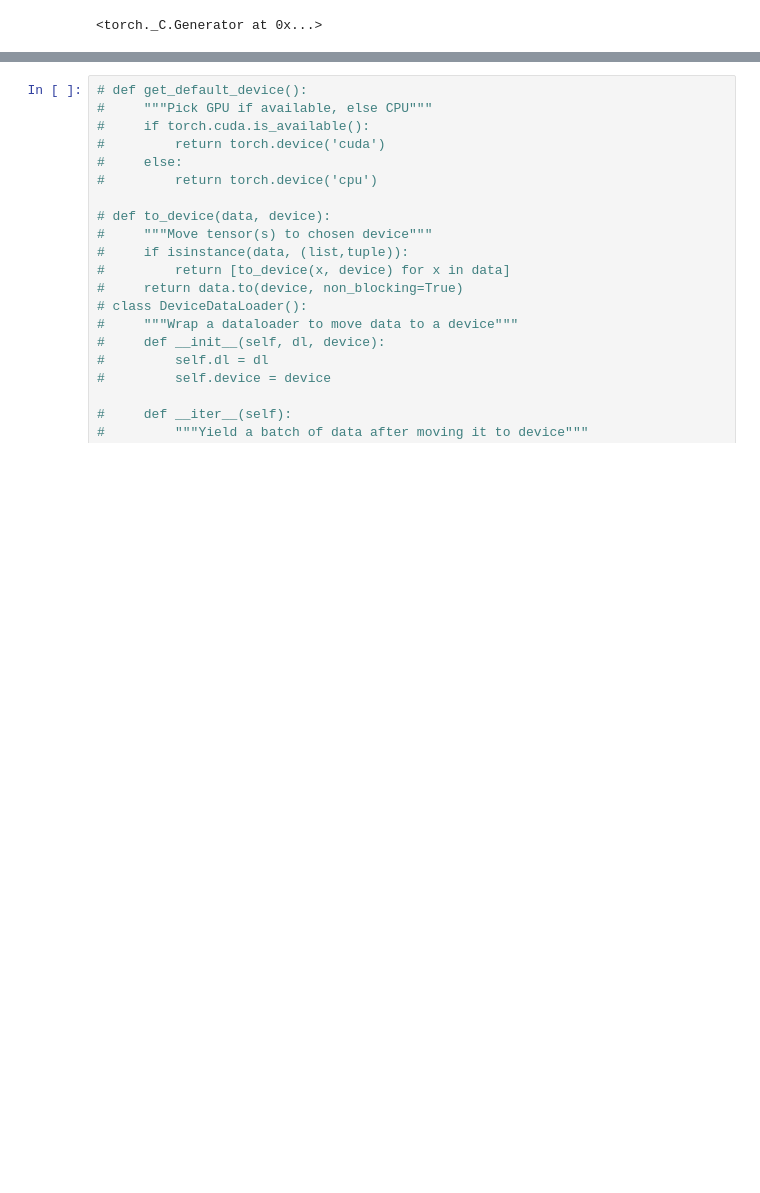
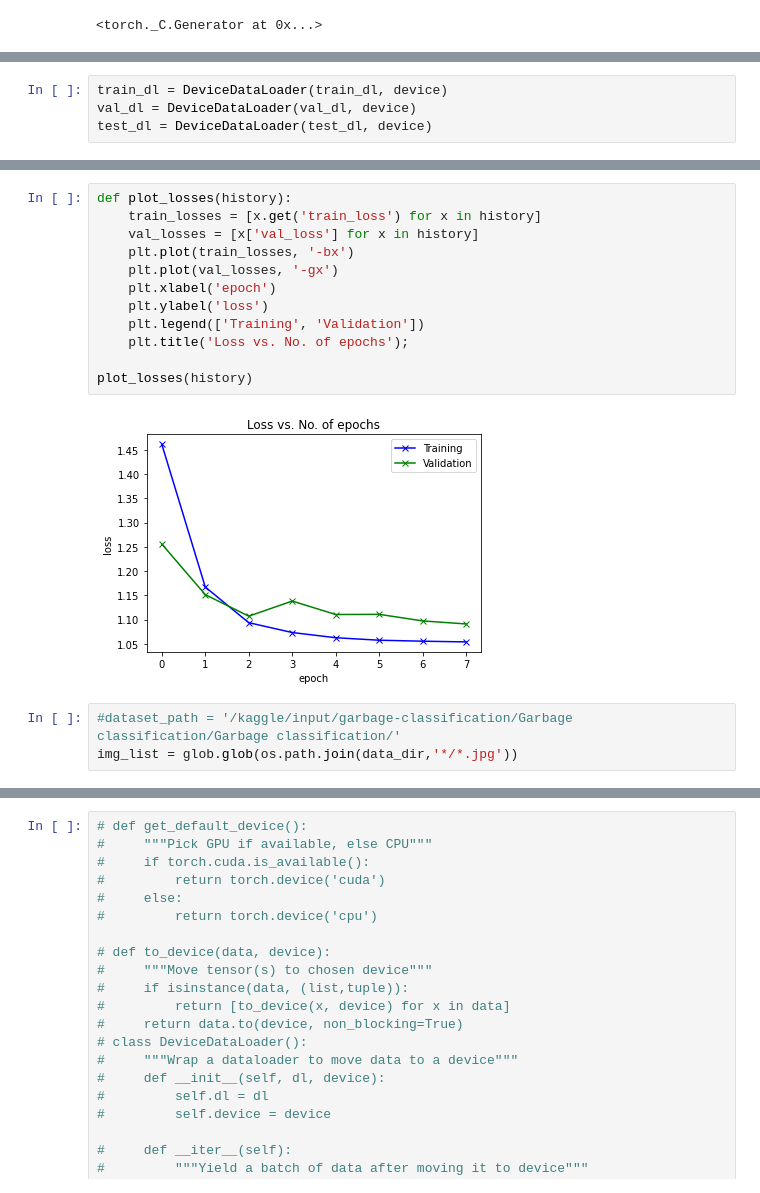
Before and after one commit to swatidamele/FinalProject, a Jupyter notebook: garbage-classification.ipynb, the cells around one changed output, grey strips where cells are left out. Saved outputs shown, nothing was run; the diff lists cells and outputs as text; blank space fills up the shorter version.

```diff
--- a/garbage-classification.ipynb
+++ b/garbage-classification.ipynb
@@ -203,0 +172,4 @@ Found 251 images belonging to 6 classes.
+# %%
+train_dl = DeviceDataLoader(train_dl, device)
+val_dl = DeviceDataLoader(val_dl, device)
+test_dl = DeviceDataLoader(test_dl, device)
@@ -203,0 +269,17 @@ Found 251 images belonging to 6 classes.
+# %%
+def plot_losses(history):
+    train_losses = [x.get('train_loss') for x in history]
+    val_losses = [x['val_loss'] for x in history]
+    plt.plot(train_losses, '-bx')
+    plt.plot(val_losses, '-gx')
+    plt.xlabel('epoch')
+    plt.ylabel('loss')
+    plt.legend(['Training', 'Validation'])
+    plt.title('Loss vs. No. of epochs');
+
+plot_losses(history)
+# %% [output]
+[figure, added]
+# %%
+#dataset_path = '/kaggle/input/garbage-classification/Garbage classification/Garbage classification/'
+img_list = glob.glob(os.path.join(data_dir,'*/*.jpg'))
```
Also changed, not shown: parts of 52 cells of this notebook.
